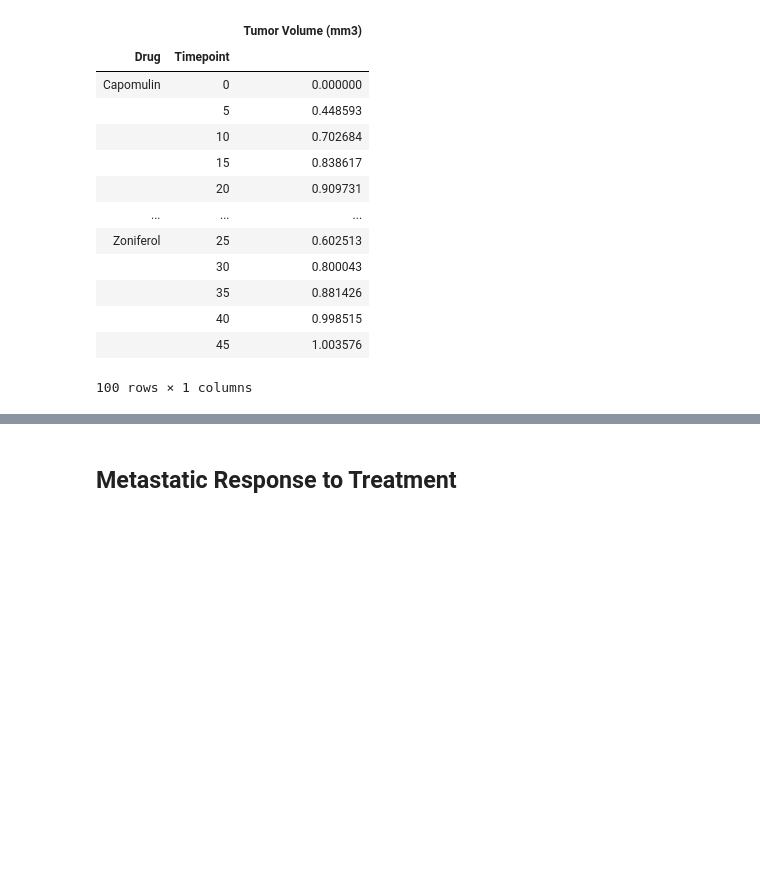
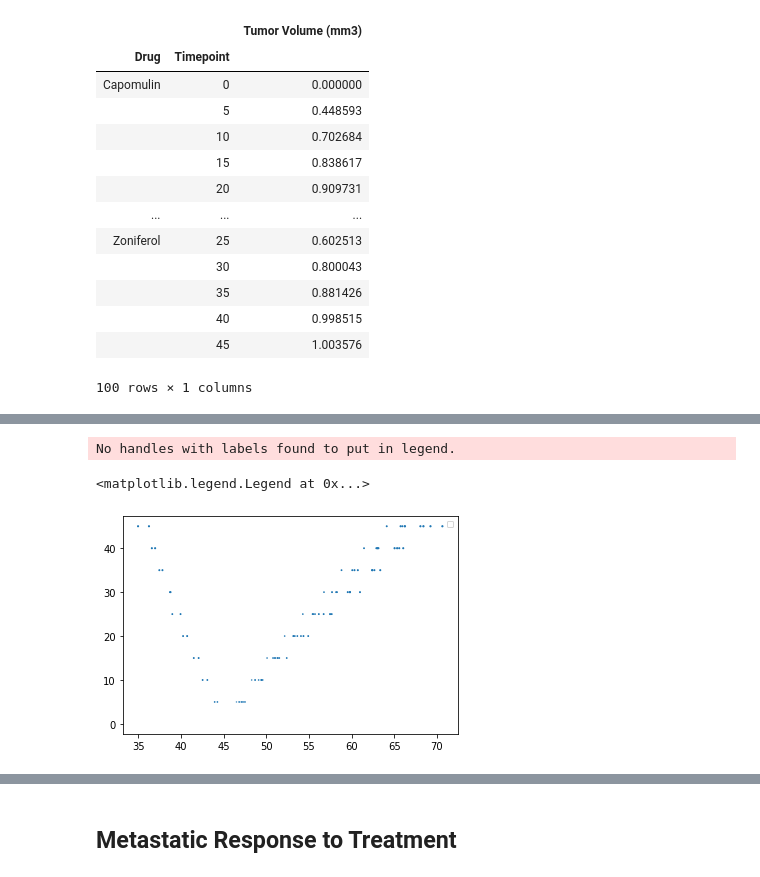
Before and after one commit to jabruhns/matplotlib-challenge, a Jupyter notebook: Pymaceuticals/Pymaceuticals.ipynb, the cells around one changed output, grey strips where cells are left out. Cells and saved outputs as stored; diff of their text form; code cells hidden in the pictures; blank space fills up the shorter version.

```diff
--- a/Pymaceuticals/Pymaceuticals.ipynb
+++ b/Pymaceuticals/Pymaceuticals.ipynb
@@ -82,9 +82,17 @@ tumor_pivot
 | 40 | 36.958001 | 61.467895 | 63.162824 | 66.068580 | 65.600754 | 65.052675 | 63.045537 | 36.574081 | 65.356386 | ... |
 | 45 | 36.236114 | 64.132421 | 65.755562 | 70.662958 | 69.265506 | 68.084082 | 66.258529 | 34.955595 | 68.438310 | ... |
 # %%
-# Generate the Plot (with Error Bars)
+# # Generate the Plot (with Error Bars)
+tumor_x = tumormunge['Tumor Volume (mm3)']
+tumor_y = tumormunge['Timepoint']
+tumor_plt = plt.scatter(tumor_x, tumor_y, std_err_drugs)
+plt.legend(loc="best", fontsize="small", fancybox=True)
 
-# Save the Figure
+# # Save the Figure
+# %% [output]
+No handles with labels found to put in legend.
+<matplotlib.legend.Legend at 0x...>
+[figure, added]
 # %%
 # Show the Figure
 plt.show()
```
Also changed, not shown: parts of 4 cells of this notebook.
